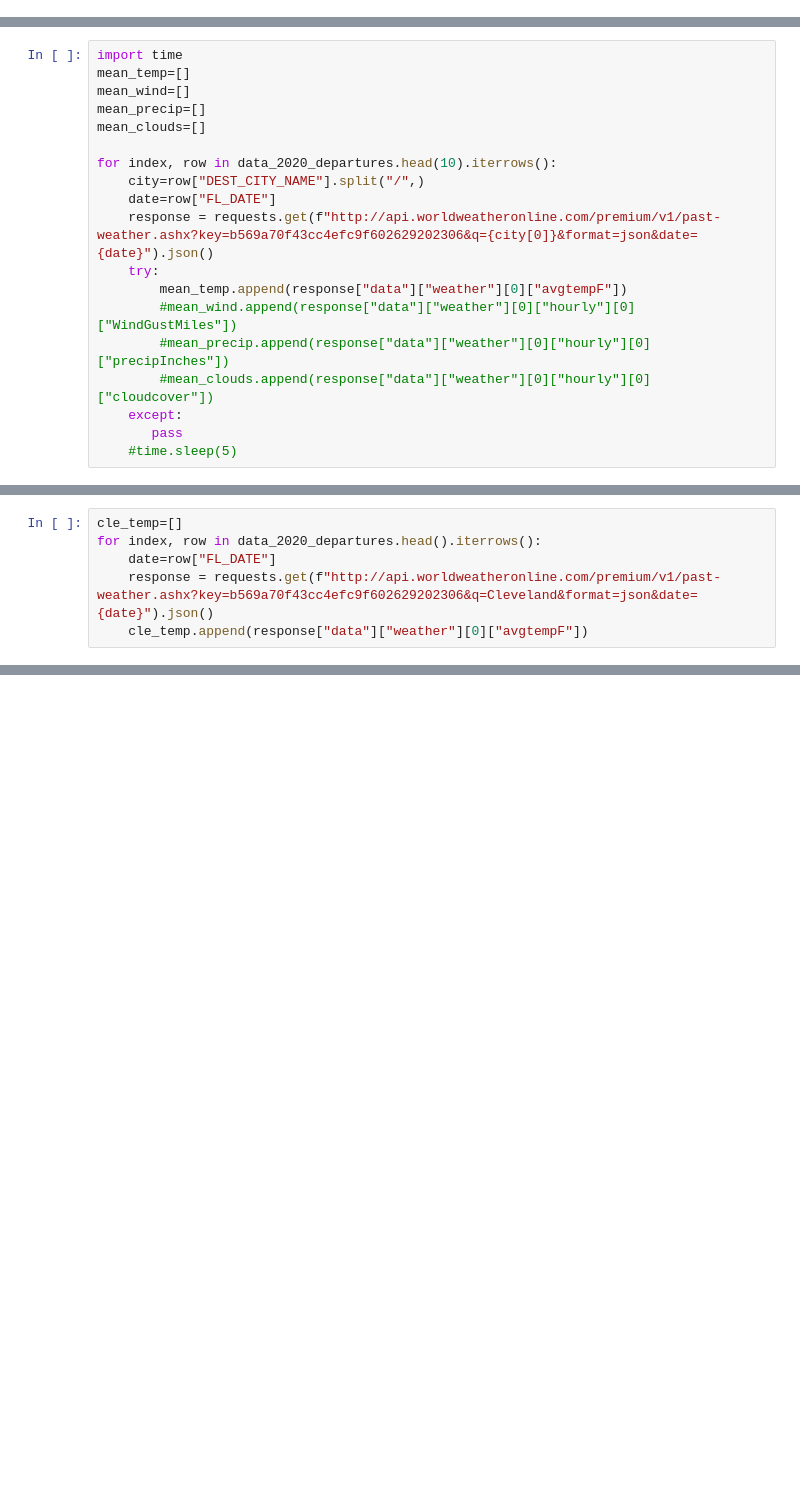
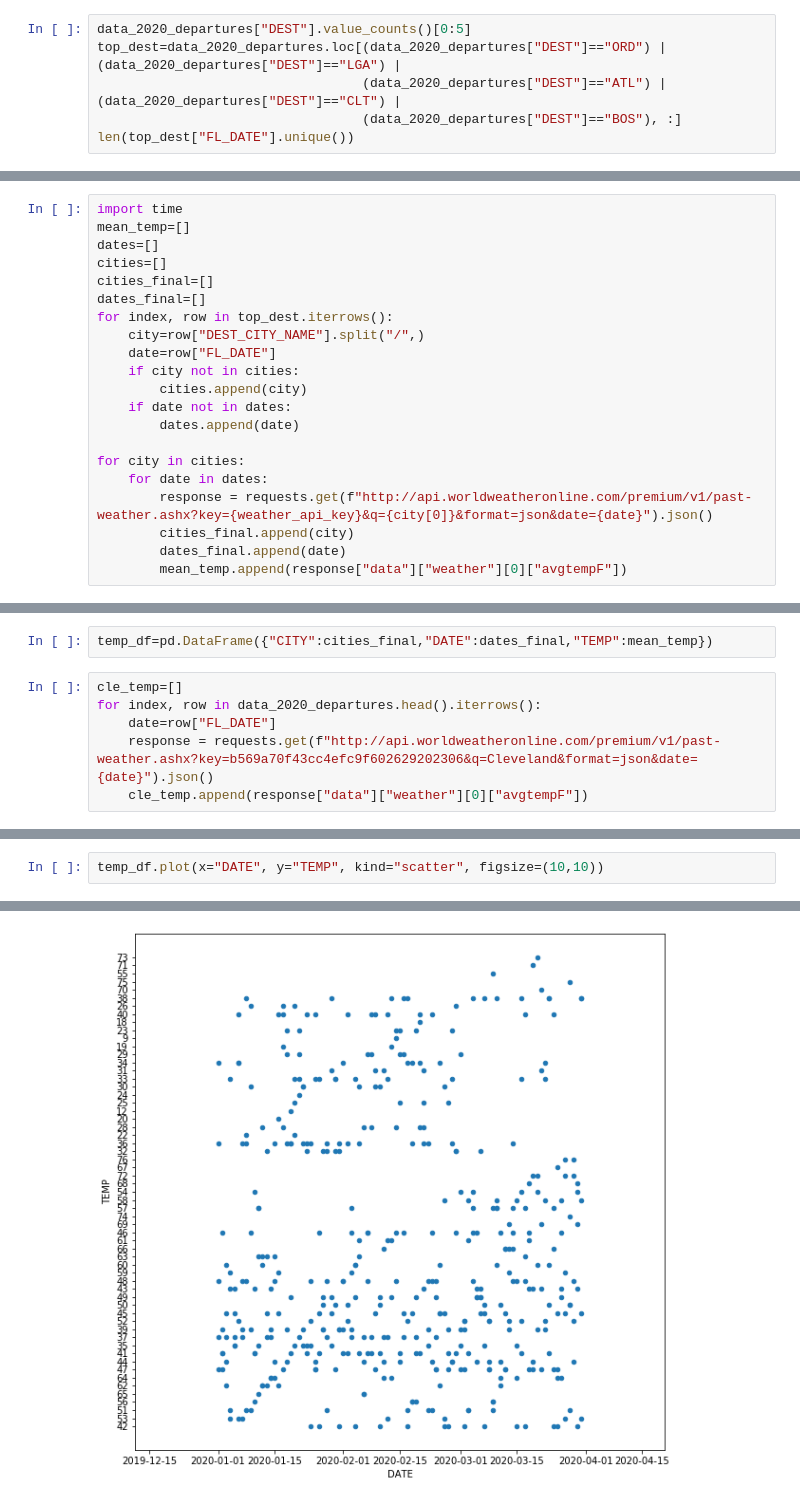
Before and after one commit to marcum531/Project1, a Jupyter notebook: plotting/weather_data.ipynb, the cells around one changed output, grey strips where cells are left out. Saved outputs shown, nothing was run; the diff lists cells and outputs as text; blank space fills up the shorter version.

Commit message:
new weather analysis

```diff
--- a/plotting/weather_data.ipynb
+++ b/plotting/weather_data.ipynb
@@ -32,3 +32,9 @@ See the caveats in the documentation: https://pandas.pydata.org/pandas-docs/stab
 | 22537 | 2020-03-11 | CLE | SFO | San Francisco, CA |
 | 22538 | 2020-03-11 | CLE | ORD | Chicago, IL |
 11267 rows × 4 columns
+# %%
+data_2020_departures["DEST"].value_counts()[0:5]
+top_dest=data_2020_departures.loc[(data_2020_departures["DEST"]=="ORD") | (data_2020_departures["DEST"]=="LGA") |
+                                  (data_2020_departures["DEST"]=="ATL") | (data_2020_departures["DEST"]=="CLT") |
+                                  (data_2020_departures["DEST"]=="BOS"), :]
+len(top_dest["FL_DATE"].unique())
@@ -35,19 +43,21 @@ See the caveats in the documentation: https://pandas.pydata.org/pandas-docs/stab
 # %%
 import time
 mean_temp=[]
-mean_wind=[]
-mean_precip=[]
-mean_clouds=[]
-
-for index, row in data_2020_departures.head(10).iterrows():
+dates=[]
+cities=[]
+cities_final=[]
+dates_final=[]
+for index, row in top_dest.iterrows():
     city=row["DEST_CITY_NAME"].split("/",)
     date=row["FL_DATE"]
-    response = requests.get(f"http://api.worldweatheronline.com/premium/v1/past-weather.ashx?key=b569a70f43cc4efc9f602629202306&q={city[0]}&format=json&date={date}").json()
-    try:
+    if city not in cities:
+        cities.append(city)
+    if date not in dates:
+        dates.append(date)
+
+for city in cities:
+    for date in dates:
+        response = requests.get(f"http://api.worldweatheronline.com/premium/v1/past-weather.ashx?key={weather_api_key}&q={city[0]}&format=json&date={date}").json()
+        cities_final.append(city)
+        dates_final.append(date)
         mean_temp.append(response["data"]["weather"][0]["avgtempF"])
-        #mean_wind.append(response["data"]["weather"][0]["hourly"][0]["WindGustMiles"])
-        #mean_precip.append(response["data"]["weather"][0]["hourly"][0]["precipInches"])
-        #mean_clouds.append(response["data"]["weather"][0]["hourly"][0]["cloudcover"])
-    except:
-       pass
-    #time.sleep(5)
@@ -58,3 +64,5 @@ mean_temp
+# %%
+temp_df=pd.DataFrame({"CITY":cities_final,"DATE":dates_final,"TEMP":mean_temp})
 # %%
 cle_temp=[]
 for index, row in data_2020_departures.head().iterrows():
@@ -72,0 +72,3 @@ data_total_departures["DEST_TEMP"]=mean_temp
+# %%
+temp_df.plot(x="DATE", y="TEMP", kind="scatter", figsize=(10,10))
+# %% [output]
@@ -72,0 +76 @@ data_total_departures["DEST_TEMP"]=mean_temp
+[figure, added]
```
Also changed, not shown: parts of 8 cells of this notebook, 2 other files.
